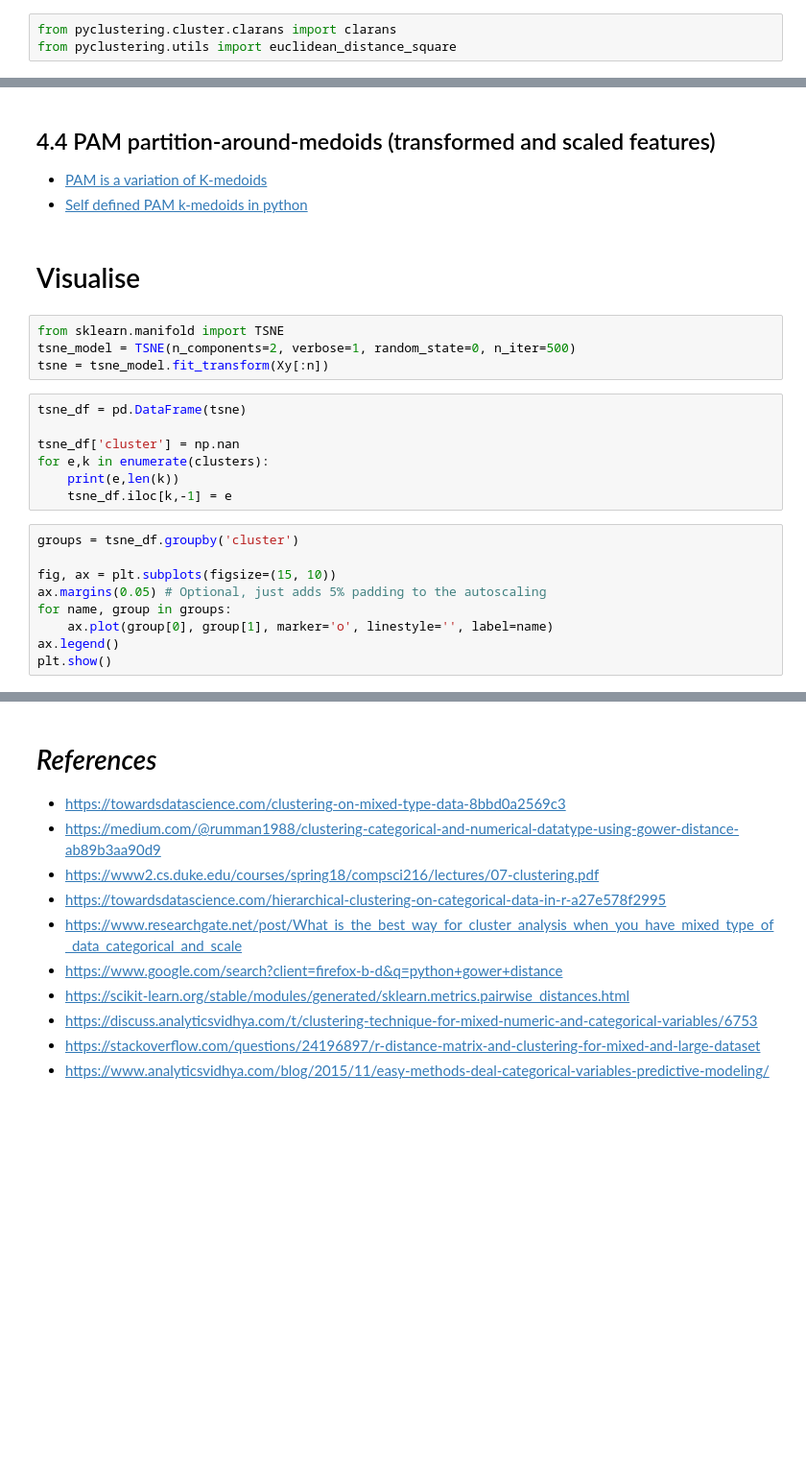
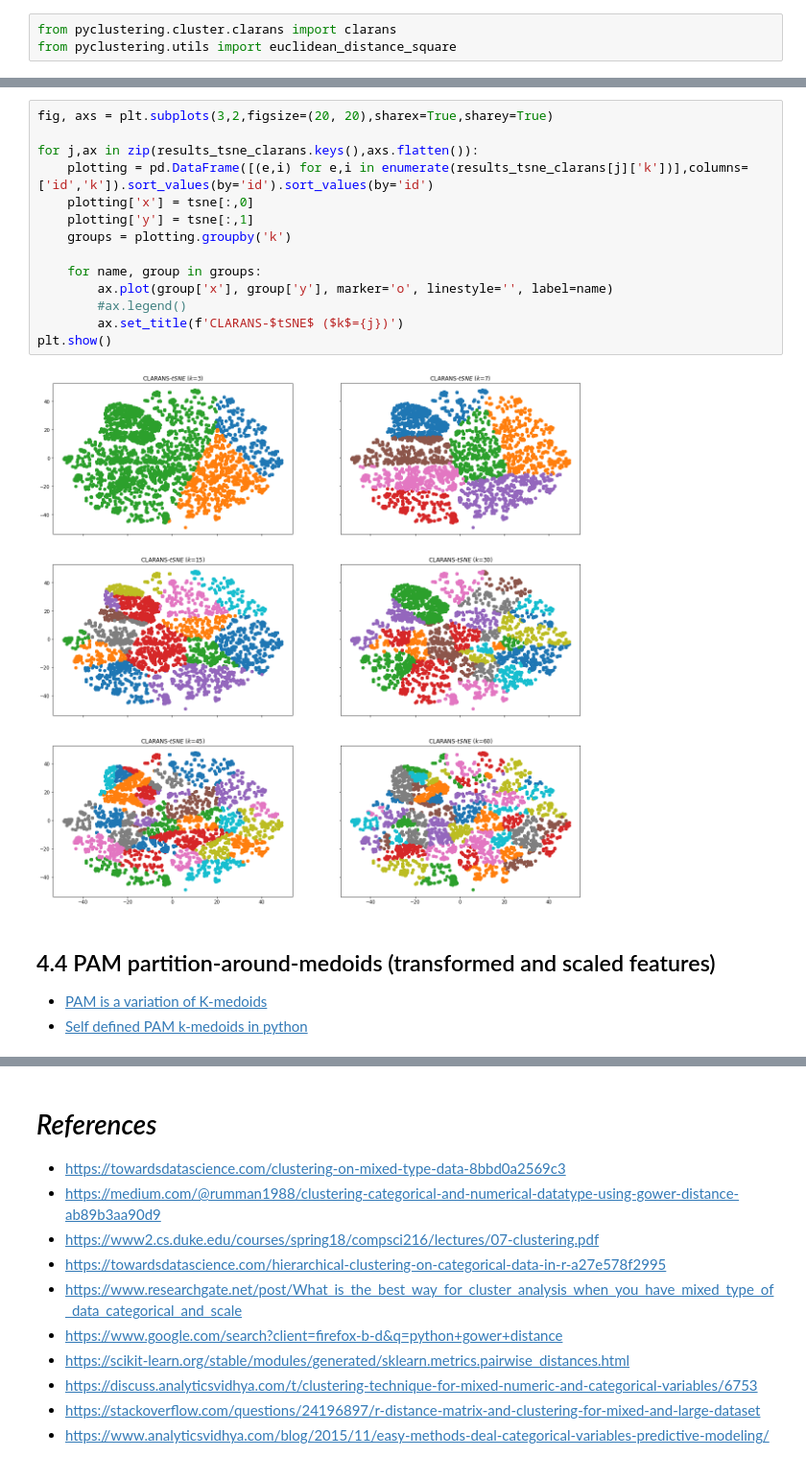
Before and after one commit to bpostance/learn_data_science, a Jupyter notebook: ML/2.3_Clustering/10-Clustering-Mixed-Data.ipynb, the cells around one changed output, grey strips where cells are left out. Shown at 96% size. Saved outputs shown, nothing was run; the diff lists cells and outputs as text; blank space fills up the shorter version.

```diff
--- a/ML/2.3_Clustering/10-Clustering-Mixed-Data.ipynb
+++ b/ML/2.3_Clustering/10-Clustering-Mixed-Data.ipynb
@@ -561,27 +586,21 @@ plt.xticks(k_cand);
+# %%
+fig, axs = plt.subplots(3,2,figsize=(20, 20),sharex=True,sharey=True)
+
+for j,ax in zip(results_tsne_clarans.keys(),axs.flatten()):
+    plotting = pd.DataFrame([(e,i) for e,i in enumerate(results_tsne_clarans[j]['k'])],columns=['id','k']).sort_values(by='id').sort_values(by='id')
+    plotting['x'] = tsne[:,0]
+    plotting['y'] = tsne[:,1]
+    groups = plotting.groupby('k')
+
+    for name, group in groups:
+        ax.plot(group['x'], group['y'], marker='o', linestyle='', label=name)
+        #ax.legend()
+        ax.set_title(f'CLARANS-$tSNE$ ($k$={j})')
+plt.show()
+# %% [output]
+[figure, added]
 # %% [markdown]
 ## 4.4 PAM partition-around-medoids (transformed and scaled features)
  - [PAM  is a variation of K-medoids](https://stats.stackexchange.com/a/141208/100439)
  - [Self defined PAM k-medoids in python](https://towardsdatascience.com/k-medoids-clustering-on-iris-data-set-1931bf781e05)
-# %% [markdown]
-# Visualise
-# %%
-from sklearn.manifold import TSNE
-tsne_model = TSNE(n_components=2, verbose=1, random_state=0, n_iter=500)
-tsne = tsne_model.fit_transform(Xy[:n])
-# %%
-tsne_df = pd.DataFrame(tsne)
-
-tsne_df['cluster'] = np.nan
-for e,k in enumerate(clusters):
-    print(e,len(k))
-    tsne_df.iloc[k,-1] = e
-# %%
-groups = tsne_df.groupby('cluster')
-
-fig, ax = plt.subplots(figsize=(15, 10))
-ax.margins(0.05) # Optional, just adds 5% padding to the autoscaling
-for name, group in groups:
-    ax.plot(group[0], group[1], marker='o', linestyle='', label=name)
-ax.legend()
-plt.show()
 # %% [markdown]
```
Also changed, not shown: parts of 16 cells of this notebook.
